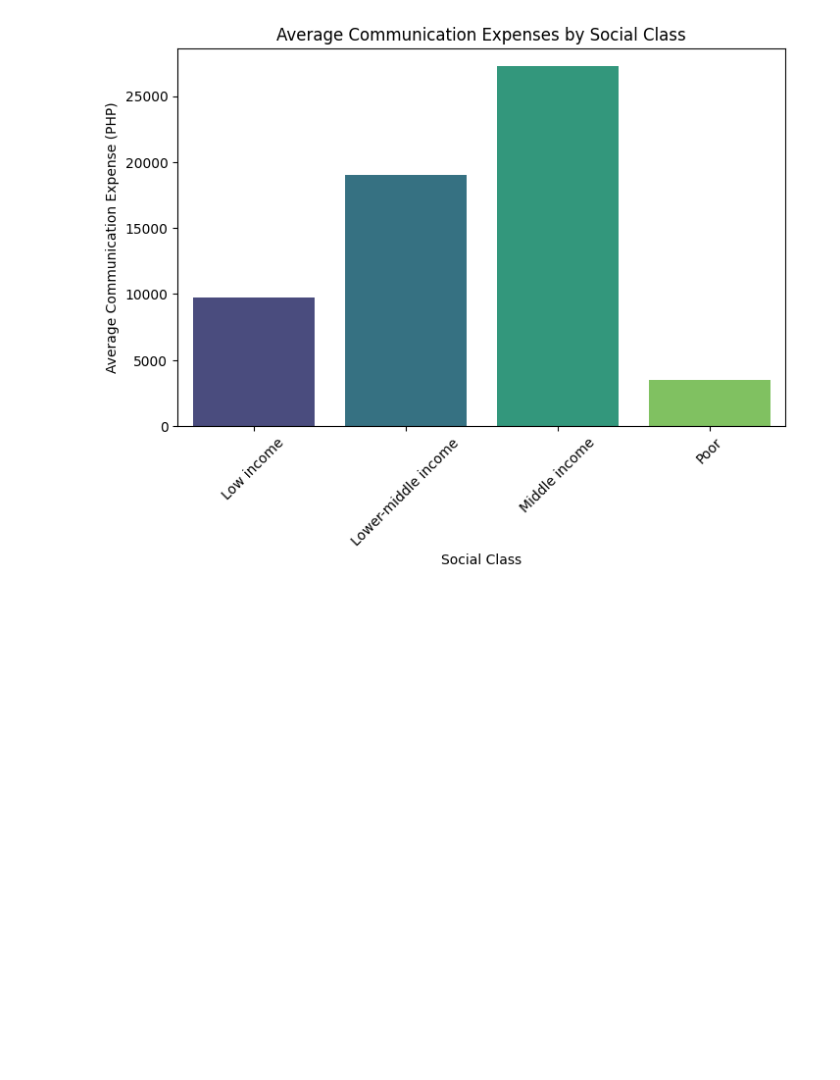
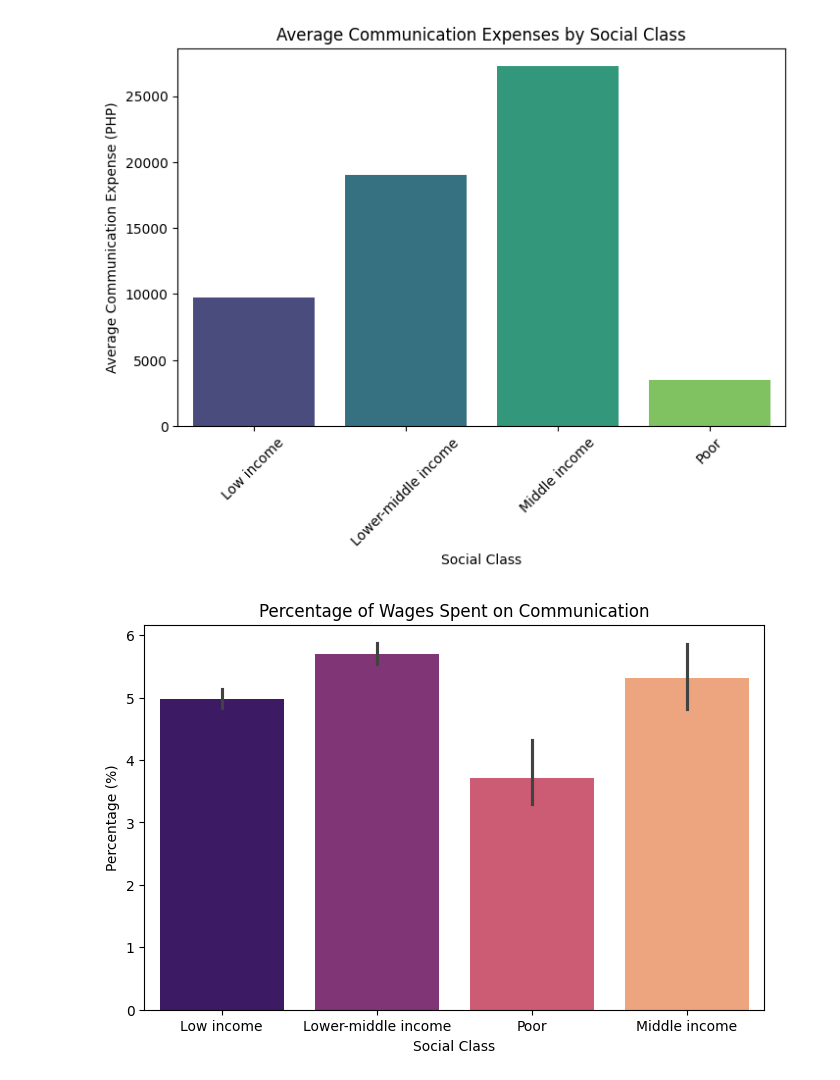
Before and after one commit to JoshuaEntrata/Data-Mining-Prelims-Project, a Jupyter notebook: notebooks/eda/communication.ipynb, the cells around one changed output. Saved outputs shown, nothing was run; the diff lists cells and outputs as text; code cells hidden in the pictures; blank space fills up the shorter version.

Commit message:
bar graph2
Percentage of Wages Spent on Communication

```diff
--- a/notebooks/eda/communication.ipynb
+++ b/notebooks/eda/communication.ipynb
@@ -65,3 +65,19 @@ Passing `palette` without assigning `hue` is deprecated and will be removed in v
 
   sns.barplot(x='SOCIAL_CLASS', y='COMMUNICATION', data=avg_comm_expense, palette='viridis')
 [figure]
+# %%
+plt.figure(figsize=(8, 5))
+sns.barplot(
+    x='SOCIAL_CLASS',
+    y=final_fies['COMMUNICATION'] / final_fies['WAGES'] * 100,
+    hue='SOCIAL_CLASS',
+    data=final_fies,
+    palette='magma'
+)
+
+plt.title('Percentage of Wages Spent on Communication')
+plt.xlabel('Social Class')
+plt.ylabel('Percentage (%)')
+plt.show()
+# %% [output]
+[figure, added]
```
Also changed, not shown: parts of 1 cell of this notebook.
